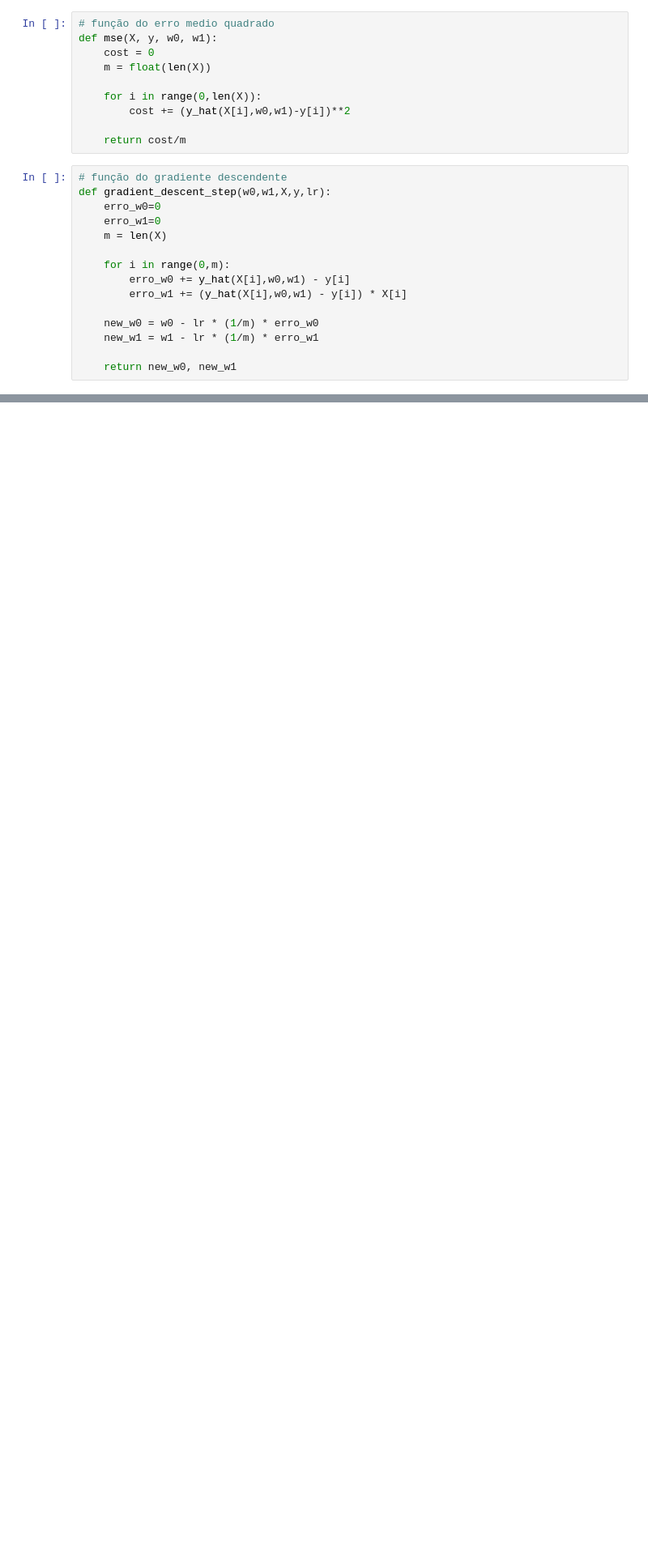
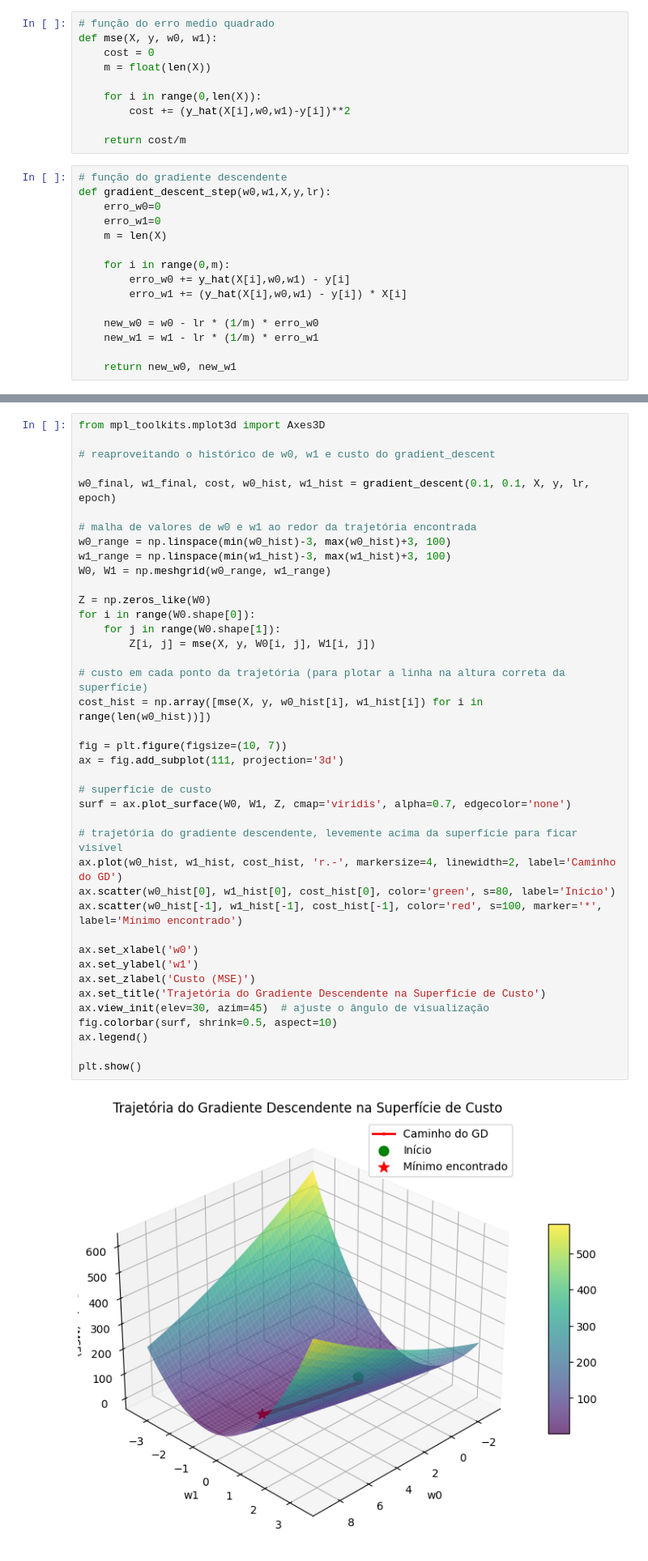
Before and after one commit to carloshenrique021/IC, a Jupyter notebook: grad_desc.ipynb, the cells around one changed output, grey strips where cells are left out. Shown at 81% size. Drawn from its saved outputs; the diff is of its cells as text; blank space fills up the shorter version.

```diff
--- a/grad_desc.ipynb
+++ b/grad_desc.ipynb
@@ -105,0 +140,42 @@ plot_line(X,y,w0,w1)
+# %%
+from mpl_toolkits.mplot3d import Axes3D
+
+# reaproveitando o histórico de w0, w1 e custo do gradient_descent
+
+w0_final, w1_final, cost, w0_hist, w1_hist = gradient_descent(0.1, 0.1, X, y, lr, epoch)
+
+# malha de valores de w0 e w1 ao redor da trajetória encontrada
+w0_range = np.linspace(min(w0_hist)-3, max(w0_hist)+3, 100)
+w1_range = np.linspace(min(w1_hist)-3, max(w1_hist)+3, 100)
+W0, W1 = np.meshgrid(w0_range, w1_range)
+
+Z = np.zeros_like(W0)
+for i in range(W0.shape[0]):
+    for j in range(W0.shape[1]):
+        Z[i, j] = mse(X, y, W0[i, j], W1[i, j])
+
+# custo em cada ponto da trajetória (para plotar a linha na altura correta da superfície)
+cost_hist = np.array([mse(X, y, w0_hist[i], w1_hist[i]) for i in range(len(w0_hist))])
+
+fig = plt.figure(figsize=(10, 7))
+ax = fig.add_subplot(111, projection='3d')
+
+# superfície de custo
+surf = ax.plot_surface(W0, W1, Z, cmap='viridis', alpha=0.7, edgecolor='none')
+
+# trajetória do gradiente descendente, levemente acima da superfície para ficar visível
+ax.plot(w0_hist, w1_hist, cost_hist, 'r.-', markersize=4, linewidth=2, label='Caminho do GD')
+ax.scatter(w0_hist[0], w1_hist[0], cost_hist[0], color='green', s=80, label='Início')
+ax.scatter(w0_hist[-1], w1_hist[-1], cost_hist[-1], color='red', s=100, marker='*', label='Mínimo encontrado')
+
+ax.set_xlabel('w0')
+ax.set_ylabel('w1')
+ax.set_zlabel('Custo (MSE)')
+ax.set_title('Trajetória do Gradiente Descendente na Superfície de Custo')
+ax.view_init(elev=30, azim=45)  # ajuste o ângulo de visualização
+fig.colorbar(surf, shrink=0.5, aspect=10)
+ax.legend()
+
+plt.show()
+# %% [output]
+[figure, added]
```
Also changed, not shown: parts of 6 cells of this notebook.
